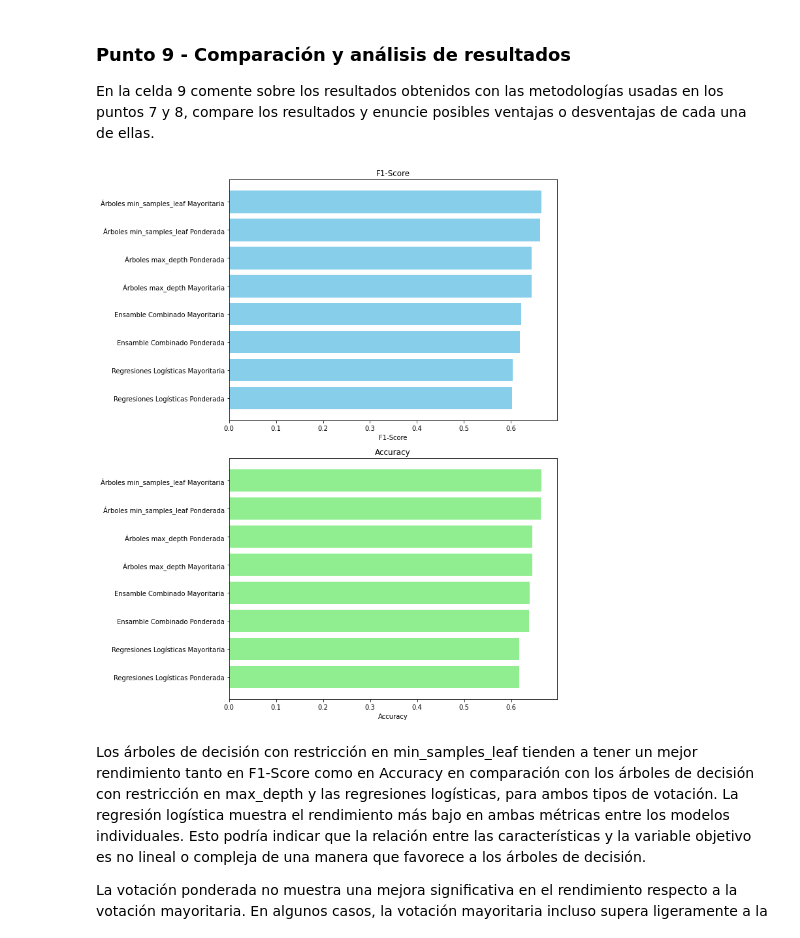
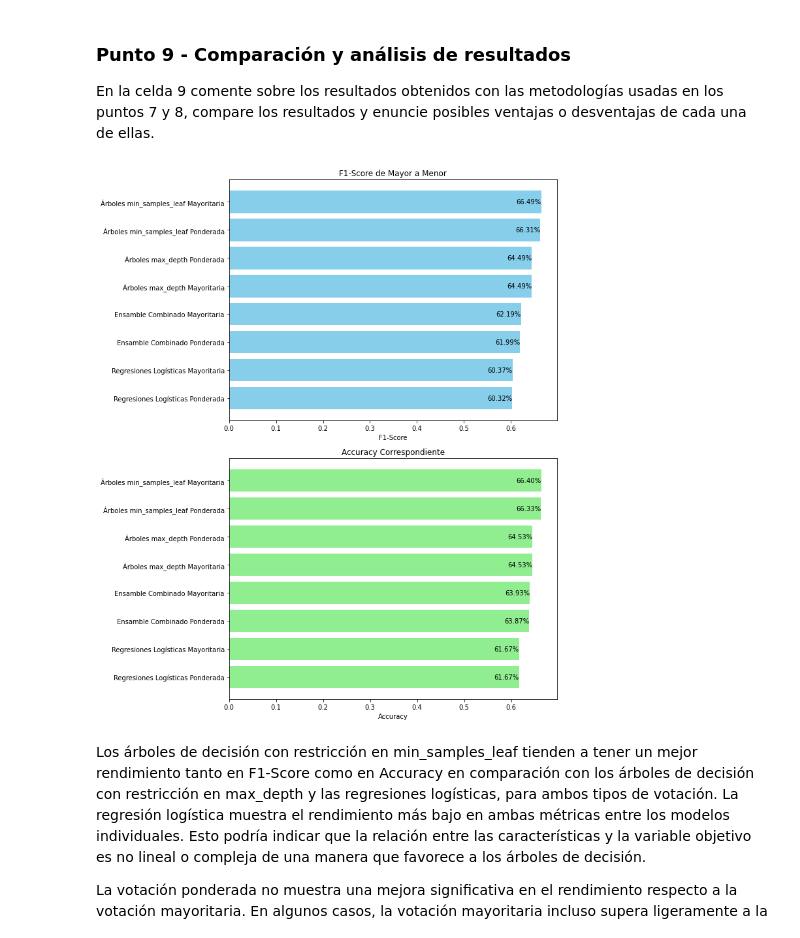
Before and after one commit to fcAlvarez10/MIAD_ML_NLP_2023, a Jupyter notebook: Semana 1/S1TC1_arboles_ensamblajes.ipynb, the cells around one changed output. Drawn from its saved outputs; the diff is of its cells as text; code cells hidden in the pictures.

```diff
--- a/Semana 1/S1TC1_arboles_ensamblajes.ipynb
+++ b/Semana 1/S1TC1_arboles_ensamblajes.ipynb
@@ -490,36 +482,36 @@ Se calcularon los pesos para cada modelo usando como métrica el Accuracy. Con d
 ### Punto 9 - Comparación y análisis de resultados
 En la celda 9 comente sobre los resultados obtenidos con las metodologías usadas en los puntos 7 y 8, compare los resultados y enuncie posibles ventajas o desventajas de cada una de ellas.
 # %%
-# Celda
-
+# Celda 9
 f1_scores = [0.6449, 0.6649, 0.6037, 0.6219, 0.6449, 0.6631, 0.6032, 0.6199]
 accuracy_scores = [0.6453, 0.6640, 0.6167, 0.6393, 0.6453, 0.6633, 0.6167, 0.6387]
 labels = ['Árboles max_depth Mayoritaria', 'Árboles min_samples_leaf Mayoritaria',
           'Regresiones Logísticas Mayoritaria', 'Ensamble Combinado Mayoritaria',
           'Árboles max_depth Ponderada', 'Árboles min_samples_leaf Ponderada',
           'Regresiones Logísticas Ponderada', 'Ensamble Combinado Ponderada']
-fig, ax = plt.subplots(2, 1, figsize=(10, 12))
 
-# F1-Score ordenado
 sorted_indices_f1 = np.argsort(f1_scores)
 labels_sorted_f1 = np.array(labels)[sorted_indices_f1]
 f1_scores_sorted = np.array(f1_scores)[sorted_indices_f1]
-
-ax[0].barh(labels_sorted_f1, f1_scores_sorted, color='skyblue')
-ax[0].set_title('F1-Score')
-ax[0].set_xlabel('F1-Score')
-
-# Accuracy ordenado según el orden de F1-Score
 accuracy_scores_sorted_f1 = np.array(accuracy_scores)[sorted_indices_f1]
 
+fig, ax = plt.subplots(2, 1, figsize=(10, 12))
+ax[0].barh(labels_sorted_f1, f1_scores_sorted, color='skyblue')
+ax[0].set_title('F1-Score de Mayor a Menor')
+ax[0].set_xlabel('F1-Score')
+for index, value in enumerate(f1_scores_sorted):
+    ax[0].text(value, index, f"{value:.2%}", va='center', ha='right')
+
 ax[1].barh(labels_sorted_f1, accuracy_scores_sorted_f1, color='lightgreen')
-ax[1].set_title('Accuracy')
+ax[1].set_title('Accuracy Correspondiente')
 ax[1].set_xlabel('Accuracy')
+for index, value in enumerate(accuracy_scores_sorted_f1):
+    ax[1].text(value, index, f"{value:.2%}", va='center', ha='right')
 
 plt.tight_layout()
 plt.show()
 # %% [output]
-[figure, old version]
+[figure, new version]
 # %% [markdown]
 Los árboles de decisión con restricción en min_samples_leaf tienden a tener un mejor rendimiento tanto en F1-Score como en Accuracy en comparación con los árboles de decisión con restricción en max_depth y las regresiones logísticas, para ambos tipos de votación. La regresión logística muestra el rendimiento más bajo en ambas métricas entre los modelos individuales. Esto podría indicar que la relación entre las características y la variable objetivo es no lineal o compleja de una manera que favorece a los árboles de decisión.
 
```
Also changed, not shown: parts of 1 cell of this notebook.
